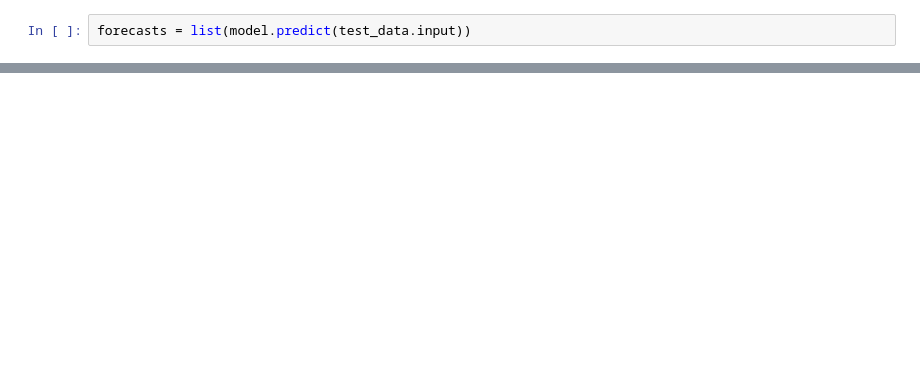
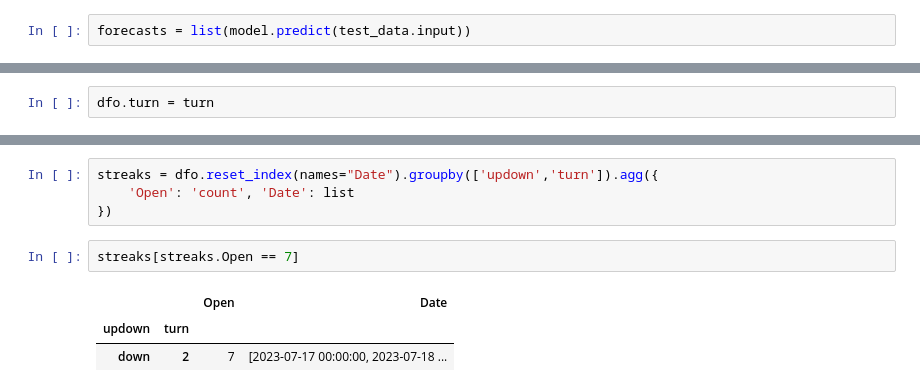
Before and after one commit to JackKCWong/hsi-playground, a Jupyter notebook: deepar.ipynb, the cells around one changed output, grey strips where cells are left out. Drawn from its saved outputs; the diff is of its cells as text; blank space fills up the shorter version.

Commit message:
add streaks

```diff
--- a/deepar.ipynb
+++ b/deepar.ipynb
@@ -73,0 +104,2 @@ plt.show()
+# %%
+dfo.turn = turn
@@ -73,0 +122,10 @@ plt.show()
+# %%
+streaks = dfo.reset_index(names="Date").groupby(['updown','turn']).agg({
+    'Open': 'count', 'Date': list
+})
+# %%
+streaks[streaks.Open == 7]
+# %% [output]
+|  |  | Open | Date |
+| updown | turn |  |  |
+| down | 2 | 7 | [2023-07-17 00:00:00, 2023-07-18 ... |
```
Also changed, not shown: parts of 13 cells of this notebook, 1 other file.
